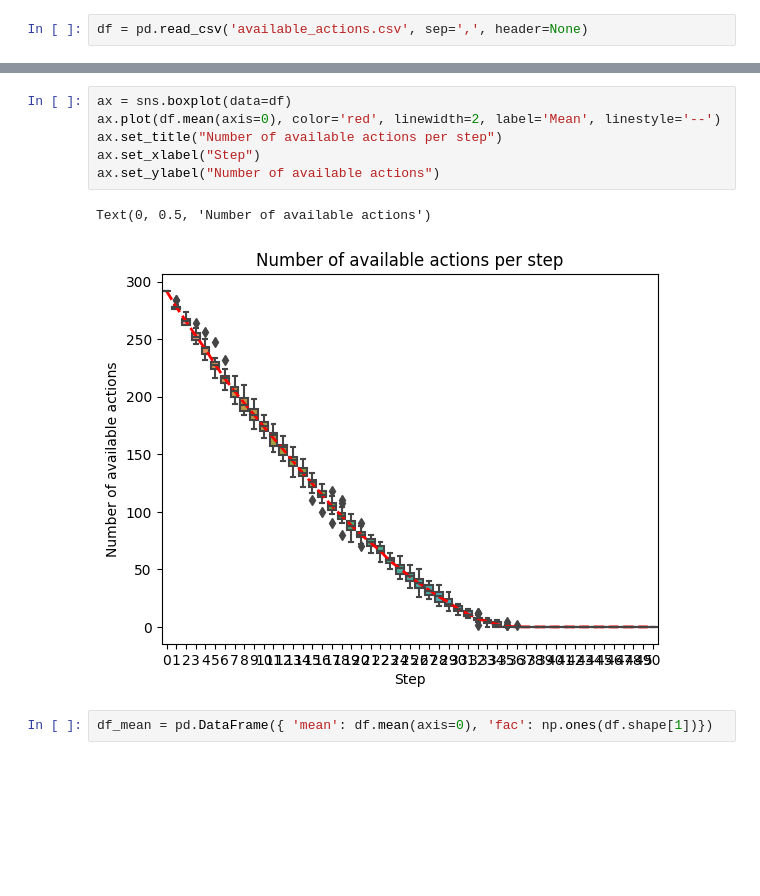
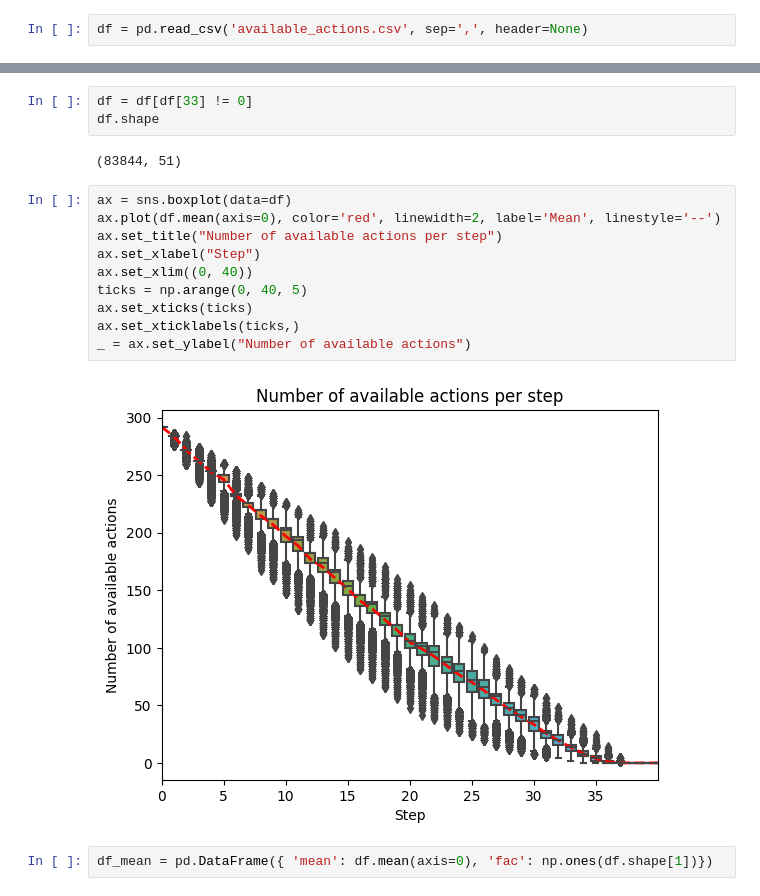
Before and after one commit to StephaneBranly/INF8215-Avalam-AI, a Jupyter notebook: stats/plot_experiments.ipynb, the cells around one changed output, grey strips where cells are left out. Saved outputs shown, nothing was run; the diff lists cells and outputs as text; blank space fills up the shorter version.

```diff
--- a/stats/plot_experiments.ipynb
+++ b/stats/plot_experiments.ipynb
@@ -220,12 +199,20 @@ df
+# %%
+df = df[df[33] != 0]
+df.shape
+# %% [output]
+(83844, 51)
 # %%
 ax = sns.boxplot(data=df)
 ax.plot(df.mean(axis=0), color='red', linewidth=2, label='Mean', linestyle='--')
 ax.set_title("Number of available actions per step")
 ax.set_xlabel("Step")
-ax.set_ylabel("Number of available actions")
+ax.set_xlim((0, 40))
+ticks = np.arange(0, 40, 5)
+ax.set_xticks(ticks)
+ax.set_xticklabels(ticks,)
+_ = ax.set_ylabel("Number of available actions")
 # %% [output]
-Text(0, 0.5, 'Number of available actions')
-[figure, old version]
+[figure, new version]
 # %%
 df_mean = pd.DataFrame({ 'mean': df.mean(axis=0), 'fac': np.ones(df.shape[1])})
 # %%
```
Also changed, not shown: parts of 4 cells of this notebook, 9 other files.
